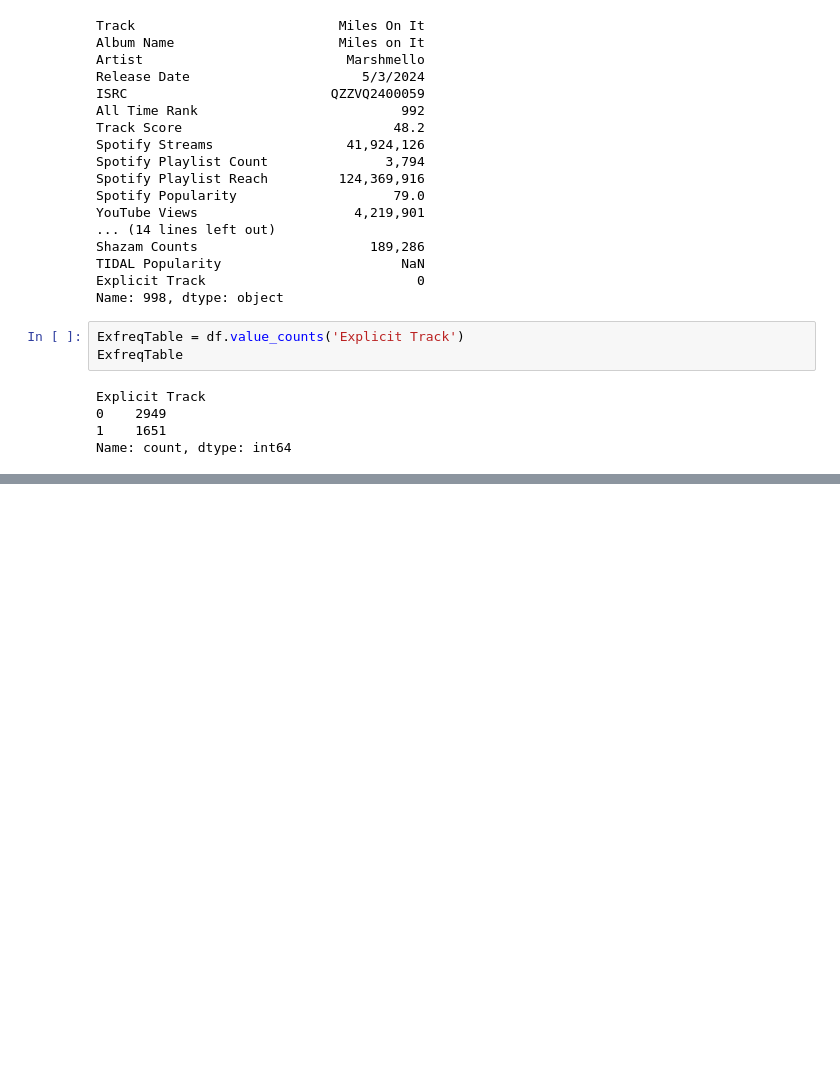
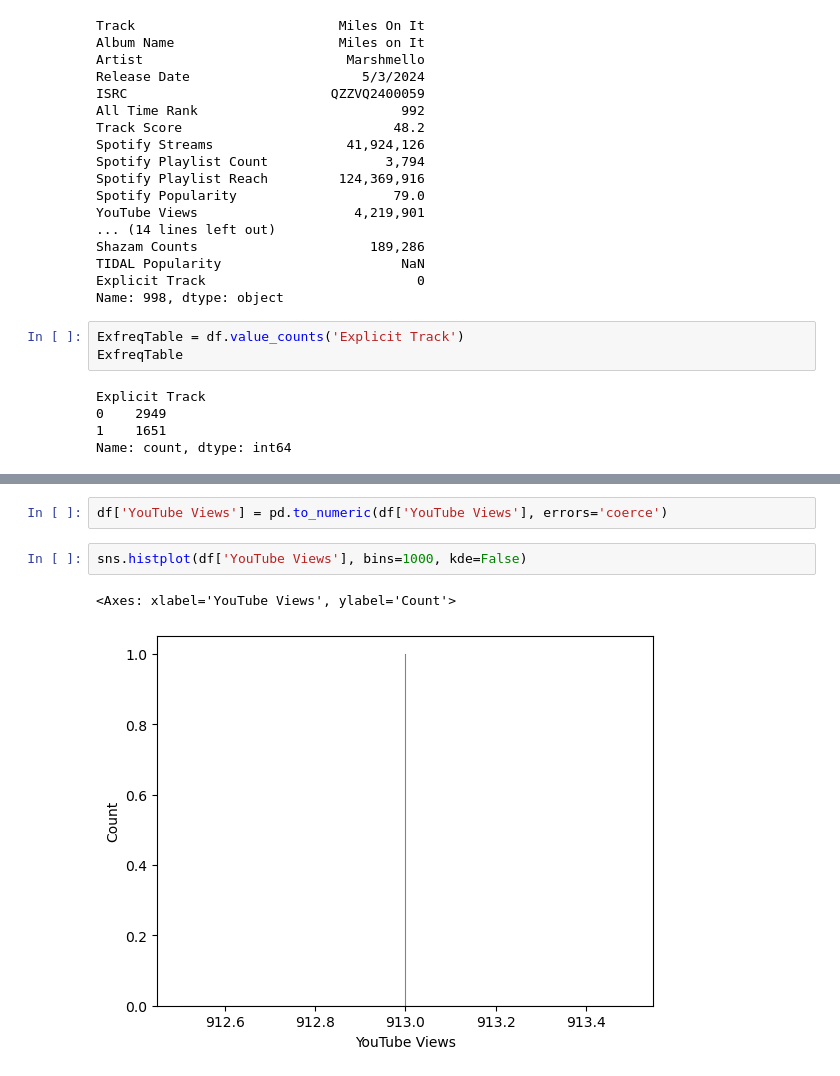
Before and after one commit to whoshilo/AI, a Jupyter notebook: Semester 1/Spotify/Spotify2024.ipynb, the cells around one changed output, grey strips where cells are left out. Saved outputs shown, nothing was run; the diff lists cells and outputs as text; blank space fills up the shorter version.

```diff
--- a/Semester 1/Spotify/Spotify2024.ipynb
+++ b/Semester 1/Spotify/Spotify2024.ipynb
@@ -103,0 +115,7 @@ sns.barplot(data=dates, x=, y=)
+# %%
+df['YouTube Views'] = pd.to_numeric(df['YouTube Views'], errors='coerce')
+# %%
+sns.histplot(df['YouTube Views'], bins=1000, kde=False)
+# %% [output]
+<Axes: xlabel='YouTube Views', ylabel='Count'>
+[figure, added]
```
Also changed, not shown: parts of 6 cells of this notebook.
